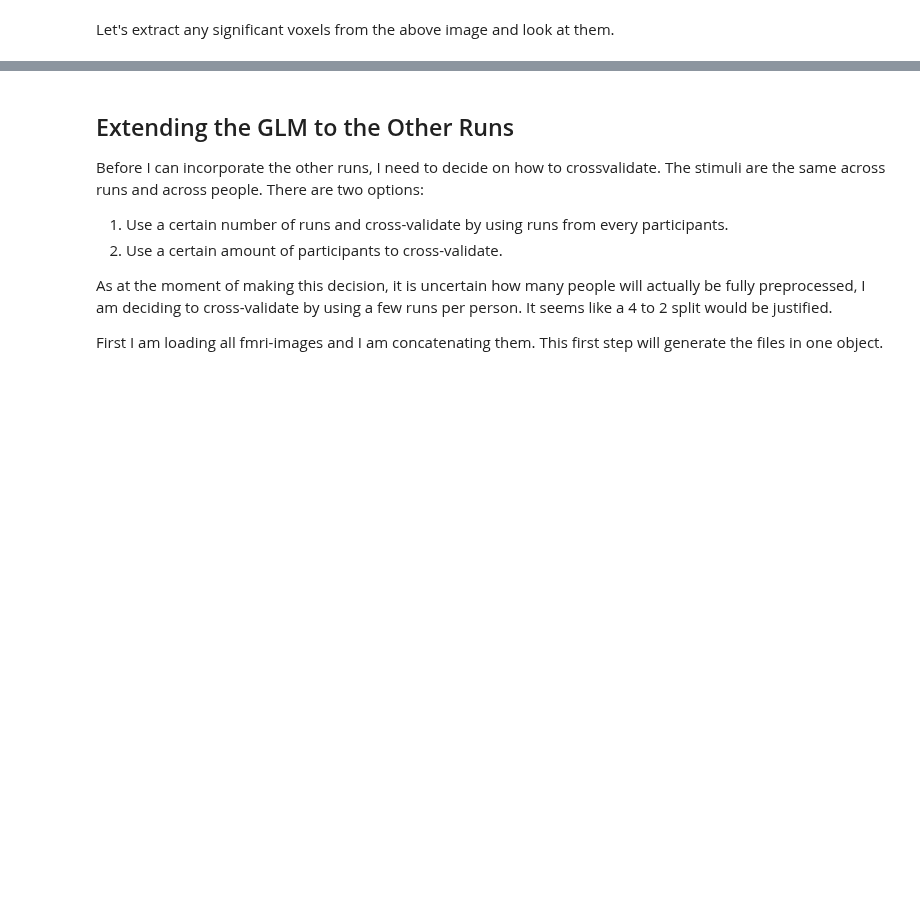
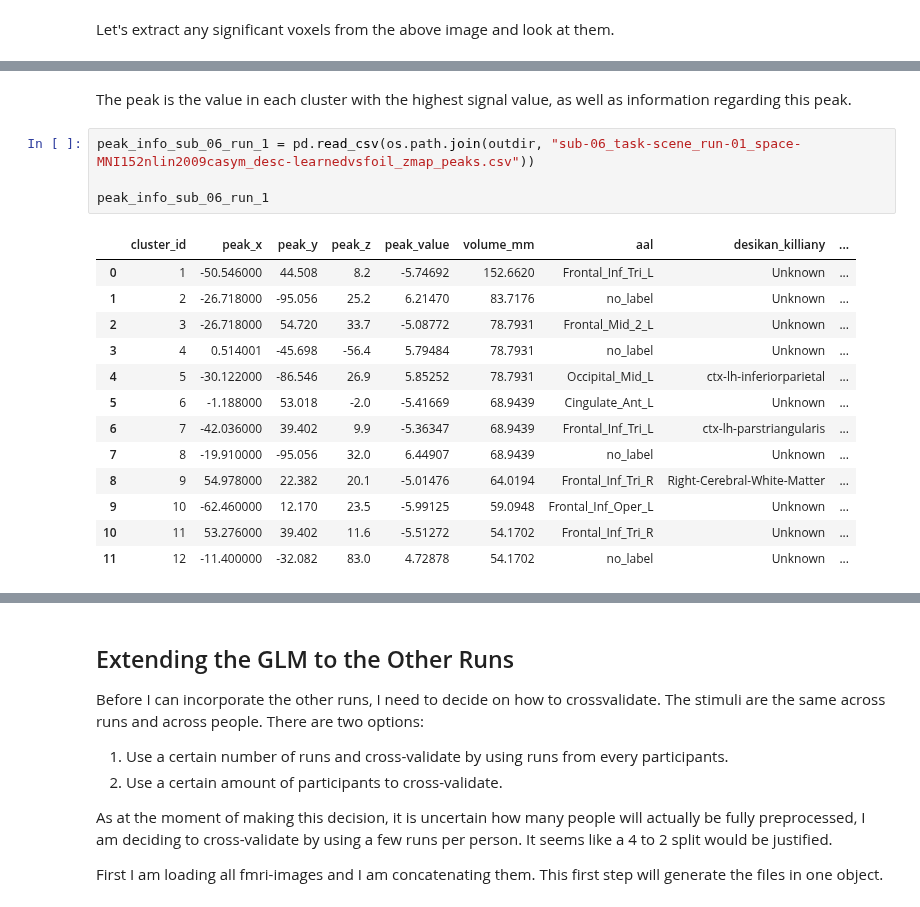
Before and after one commit to tchaase/research-internship-2022, a Jupyter notebook: code/linear_model.ipynb, the cells around one changed output, grey strips where cells are left out. Cells and saved outputs as stored; diff of their text form; blank space fills up the shorter version.

```diff
--- a/code/linear_model.ipynb
+++ b/code/linear_model.ipynb
@@ -368,0 +402,20 @@ As seen above, with the conservative approach of the Bon
+# %% [markdown]
+The peak is the value in each cluster with the highest signal value, as well as information regarding this peak.
+# %%
+peak_info_sub_06_run_1 = pd.read_csv(os.path.join(outdir, "sub-06_task-scene_run-01_space-MNI152nlin2009casym_desc-learnedvsfoil_zmap_peaks.csv"))
+
+peak_info_sub_06_run_1
+# %% [output]
+|  | cluster_id | peak_x | peak_y | peak_z | peak_value | volume_mm | aal | desikan_killiany | ... |
+| 0 | 1 | -50.546000 | 44.508 | 8.2 | -5.74692 | 152.6620 | Frontal_Inf_Tri_L | Unknown | ... |
+| 1 | 2 | -26.718000 | -95.056 | 25.2 | 6.21470 | 83.7176 | no_label | Unknown | ... |
+| 2 | 3 | -26.718000 | 54.720 | 33.7 | -5.08772 | 78.7931 | Frontal_Mid_2_L | Unknown | ... |
+| 3 | 4 | 0.514001 | -45.698 | -56.4 | 5.79484 | 78.7931 | no_label | Unknown | ... |
+| 4 | 5 | -30.122000 | -86.546 | 26.9 | 5.85252 | 78.7931 | Occipital_Mid_L | ctx-lh-inferiorparietal | ... |
+| 5 | 6 | -1.188000 | 53.018 | -2.0 | -5.41669 | 68.9439 | Cingulate_Ant_L | Unknown | ... |
+| 6 | 7 | -42.036000 | 39.402 | 9.9 | -5.36347 | 68.9439 | Frontal_Inf_Tri_L | ctx-lh-parstriangularis | ... |
+| 7 | 8 | -19.910000 | -95.056 | 32.0 | 6.44907 | 68.9439 | no_label | Unknown | ... |
+| 8 | 9 | 54.978000 | 22.382 | 20.1 | -5.01476 | 64.0194 | Frontal_Inf_Tri_R | Right-Cerebral-White-Matter | ... |
+| 9 | 10 | -62.460000 | 12.170 | 23.5 | -5.99125 | 59.0948 | Frontal_Inf_Oper_L | Unknown | ... |
+| 10 | 11 | 53.276000 | 39.402 | 11.6 | -5.51272 | 54.1702 | Frontal_Inf_Tri_R | Unknown | ... |
+| 11 | 12 | -11.400000 | -32.082 | 83.0 | 4.72878 | 54.1702 | no_label | Unknown | ... |
```
Also changed, not shown: parts of 32 cells of this notebook.
